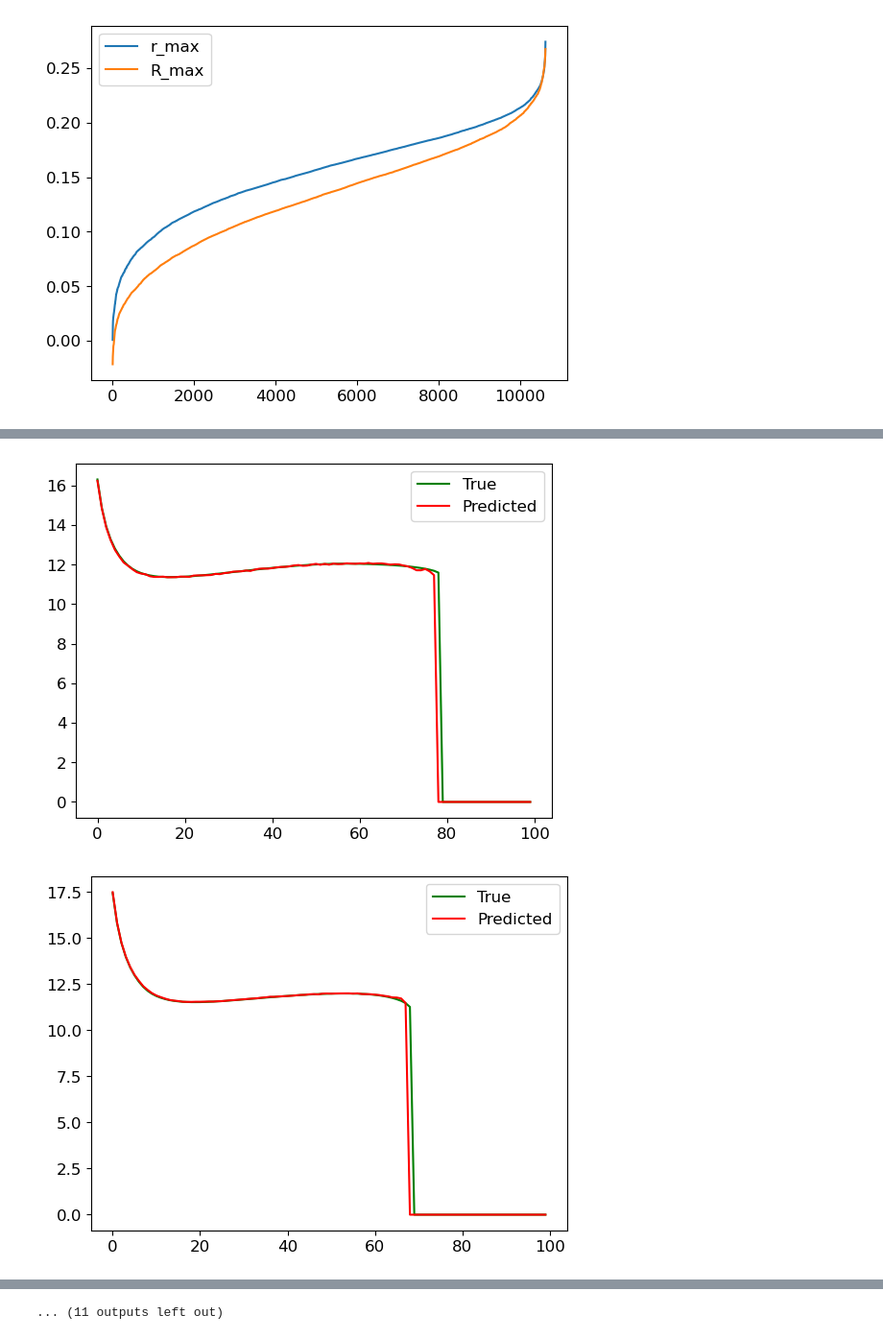
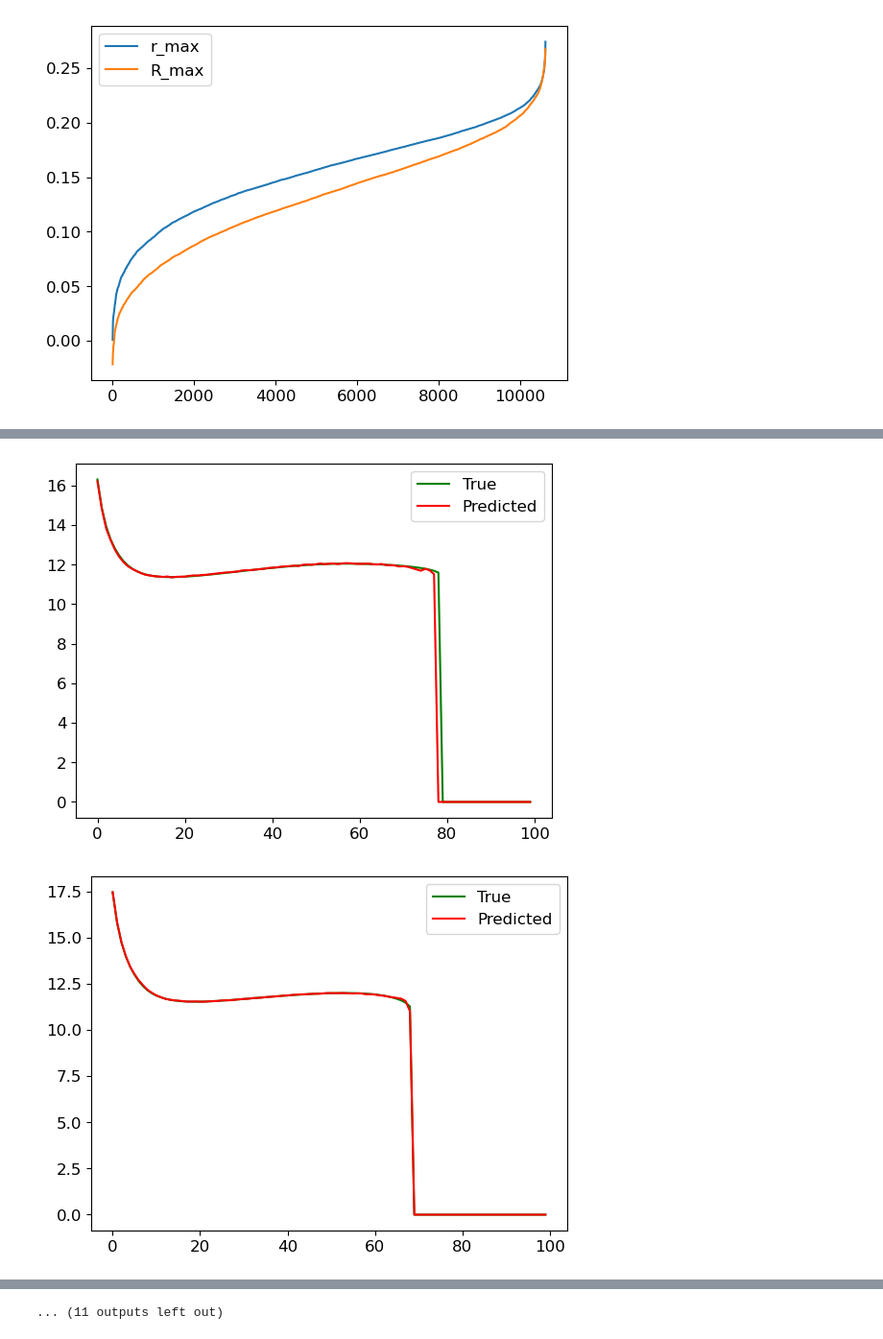
Before and after one commit to anikmh/emulator, a Jupyter notebook: train/mvsr/mvsr_nl.ipynb, the cells around one changed output, grey strips where cells are left out. Shown at 96% size. Cells and saved outputs as stored; diff of their text form; code cells hidden in the pictures.

```diff
--- a/train/mvsr/mvsr_nl.ipynb
+++ b/train/mvsr/mvsr_nl.ipynb
@@ -39,7 +39,7 @@ for i in range(x_ncols):
     X[i] = data[x_names[i]]
 for i in range(y_ncols):
     Y[i] = data[y_names[i]]
-Z = np.array(data['R_max']).reshape(-1, 1)  # Shape Z as (nrows, 1)
+Z = np.array(data['R_max'])  # Shape Z as (nrows, 1)
 
 # Transpose X and Y to shape (nrows, ncols)
 X, Y = X.T, Y.T
@@ -57,7 +57,7 @@ y = np.copy(Y)  # Copy Y to keep zeros intact
 y[nz] = scaler_Y.fit_transform(Y[nz].reshape(-1, 1)).flatten()
 
 # Scale Z with the same scaler as Y
-z = scaler_Y.transform(Z)
+z = scaler_Y.transform(Z.reshape(-1, 1))
 
 # Split the data for training and validation as required
 x_tr, x_ts, y_tr, y_ts = train_test_split(x, y, test_size=0.2, random_state=42)
@@ -230,6 +245,6 @@ plt.show()
 # %%
 y_pr = model1.predict(x_vl)
-z_pr = model2.predict(y_pr)
+z_pr = model2.predict(y_vl)
 
 # Post-processing loop to zero values in y_pr based on z_pr, starting from the last element
 for i in range(len(y_pr)):
@@ -268,3 +283,3 @@ for i in range(y_pr.shape[0]):
-[figure, old version]
+[figure, new version]
-[figure, old version]
+[figure, new version]
 [figure]
```
Also changed, not shown: parts of 11 cells of this notebook.
